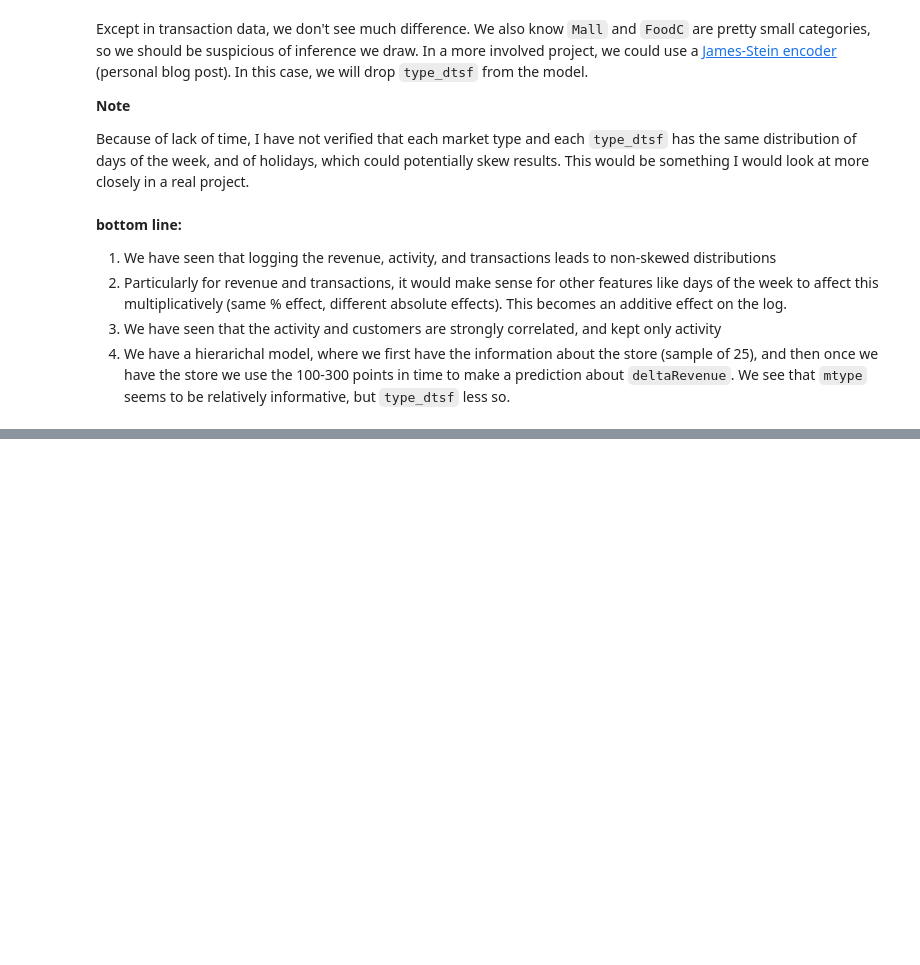
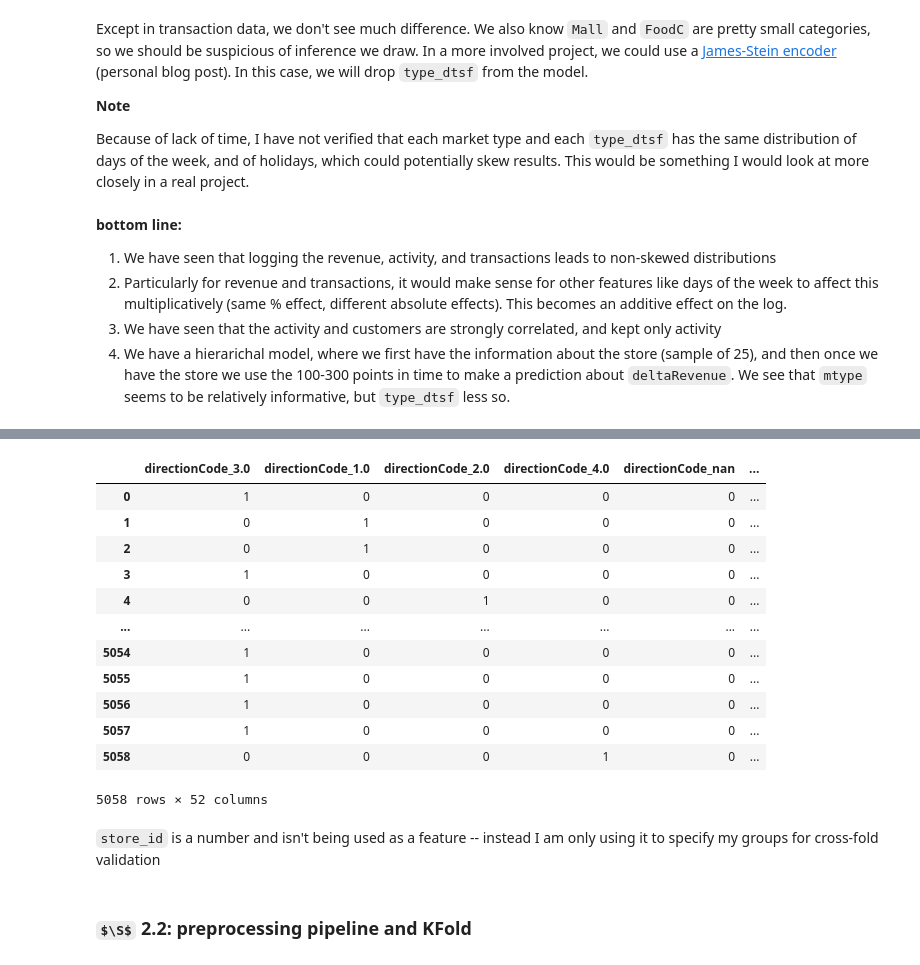
Before and after one commit to kiwidamien/foot_traffic, a Jupyter notebook: foot_traffic.ipynb, the cells around one changed output, grey strips where cells are left out. Cells and saved outputs as stored; diff of their text form; code cells hidden in the pictures; some formulas as TeX source; blank space fills up the shorter version.

```diff
--- a/foot_traffic.ipynb
+++ b/foot_traffic.ipynb
@@ -502,0 +580,14 @@ Because of lack of time, I have not verified that each market type and each `typ
+# %%
+train['log_revenue'] = np.log1p(train['totalRevenue'])
+train['log_transaction'] = np.log1p(train['transactCount'])
+train['log_activities'] = np.log1p(train['totalActivitiesRefcircle'])
+
+# This data is almost just a re-encoding of the store id
+train['store_id'] = train.apply(lambda row: (row.region, row.Parking_slots, row.Seats), axis=1)
+
+train['isholiday'] = (train['isholiday']=='yes').astype(int)
+
+train = train.drop([
+    'totalRevenue', 'transactCount', 'totalActivitiesRefcircle', 'totalCustomersRefcircle',
+    'weekend', 'type_dtsf', 'Parking_slots', 'Seats', 'date'
+], axis=1)
@@ -502,0 +601,20 @@ Because of lack of time, I have not verified that each market type and each `typ
+# %%
+train
+# %% [output]
+|  | directionCode_3.0 | directionCode_1.0 | directionCode_2.0 | directionCode_4.0 | directionCode_nan | ... |
+| 0 | 1 | 0 | 0 | 0 | 0 | ... |
+| 1 | 0 | 1 | 0 | 0 | 0 | ... |
+| 2 | 0 | 1 | 0 | 0 | 0 | ... |
+| 3 | 1 | 0 | 0 | 0 | 0 | ... |
+| 4 | 0 | 0 | 1 | 0 | 0 | ... |
+| ... | ... | ... | ... | ... | ... | ... |
+| 5054 | 1 | 0 | 0 | 0 | 0 | ... |
+| 5055 | 1 | 0 | 0 | 0 | 0 | ... |
+| 5056 | 1 | 0 | 0 | 0 | 0 | ... |
+| 5057 | 1 | 0 | 0 | 0 | 0 | ... |
+| 5058 | 0 | 0 | 0 | 1 | 0 | ... |
+5058 rows × 52 columns
+# %% [markdown]
+`store_id` is a number and isn't being used as a feature -- instead I am only using it to specify my groups for cross-fold validation
+# %% [markdown]
+### $\S$ 2.2: preprocessing pipeline and KFold
```
Also changed, not shown: parts of 30 cells of this notebook.
